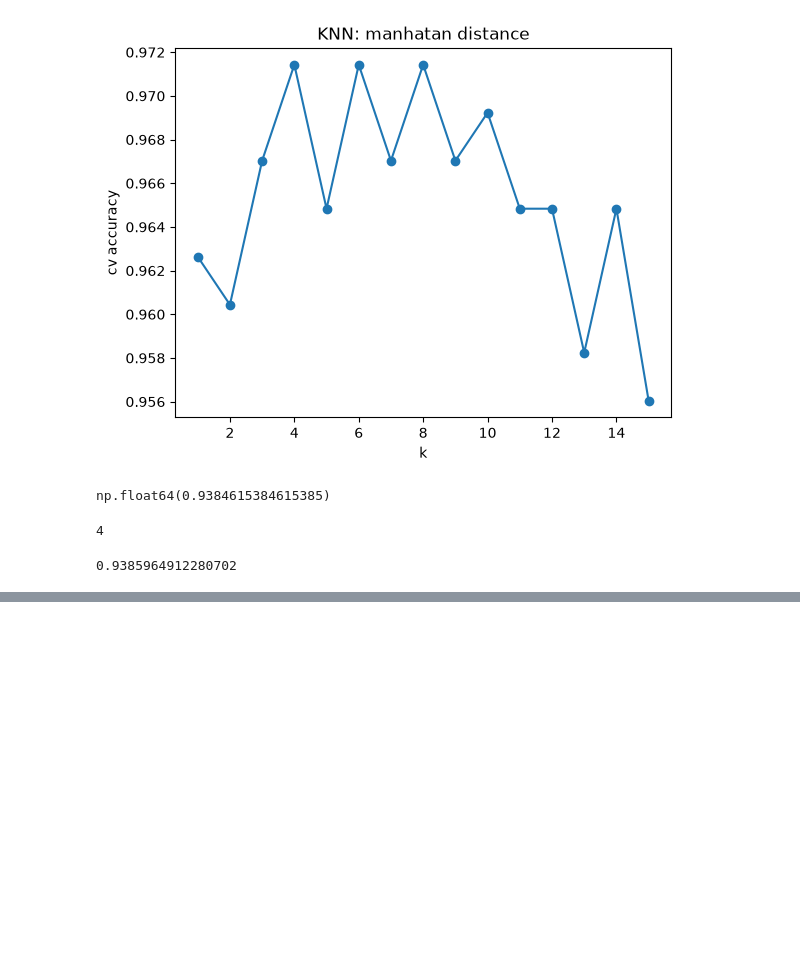
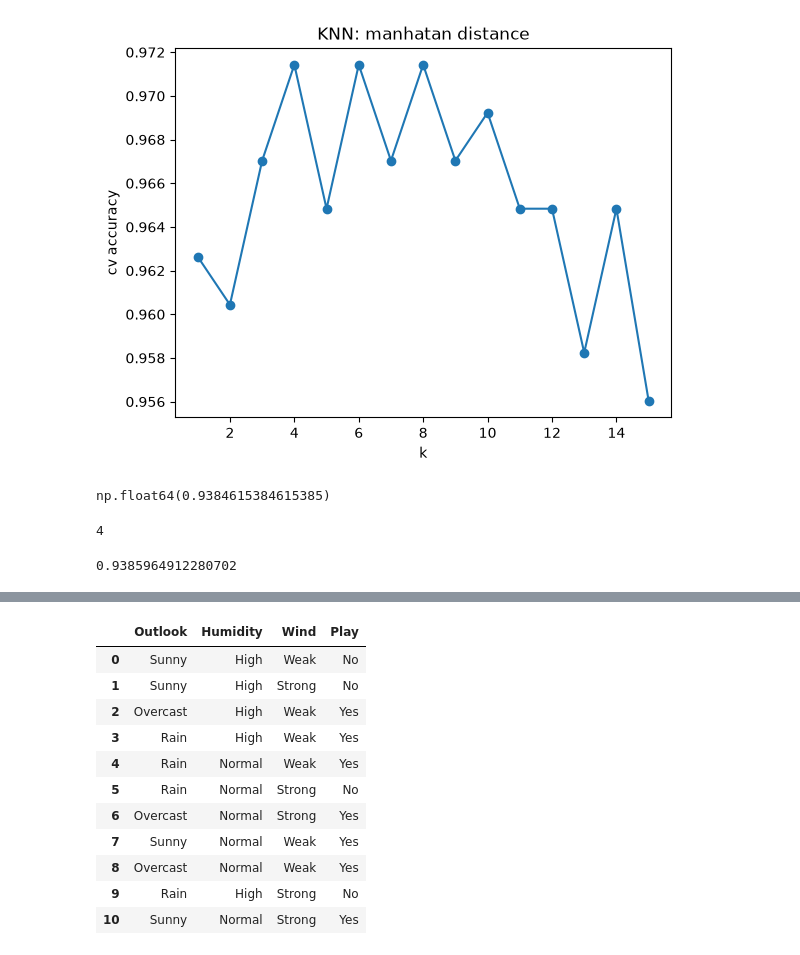
Before and after one commit to abolfazlrahmati20/machine_learning, a Jupyter notebook: week 5/logistic.ipynb, the cells around one changed output, grey strips where cells are left out. Drawn from its saved outputs; the diff is of its cells as text; code cells hidden in the pictures; blank space fills up the shorter version.

```diff
--- a/week 5/logistic.ipynb
+++ b/week 5/logistic.ipynb
@@ -289,0 +402,16 @@ accuracy_score(y_test,y_pred_tree)
+# %%
+tennis.loc[len(tennis)]= ["Sunny", "Normal", "Strong", "Yes"]
+tennis
+# %% [output]
+|  | Outlook | Humidity | Wind | Play |
+| 0 | Sunny | High | Weak | No |
+| 1 | Sunny | High | Strong | No |
+| 2 | Overcast | High | Weak | Yes |
+| 3 | Rain | High | Weak | Yes |
+| 4 | Rain | Normal | Weak | Yes |
+| 5 | Rain | Normal | Strong | No |
+| 6 | Overcast | Normal | Strong | Yes |
+| 7 | Sunny | Normal | Weak | Yes |
+| 8 | Overcast | Normal | Weak | Yes |
+| 9 | Rain | High | Strong | No |
+| 10 | Sunny | Normal | Strong | Yes |
```
Also changed, not shown: parts of 23 cells of this notebook.
